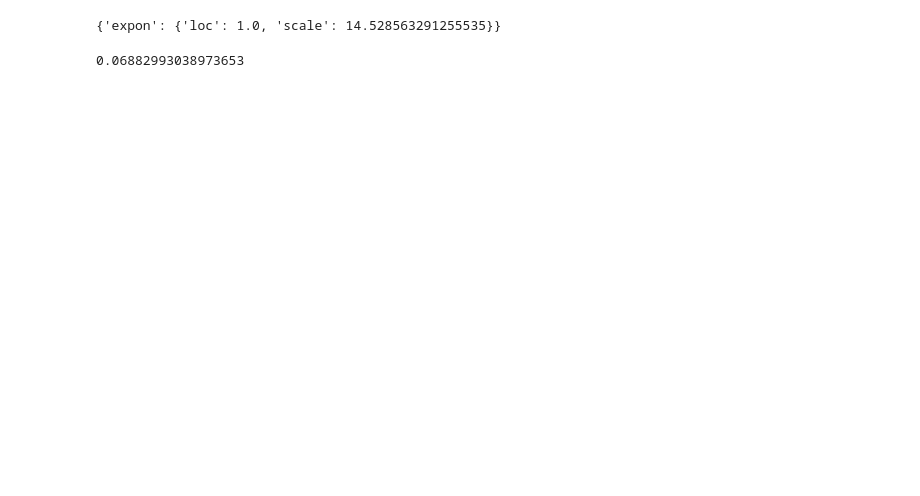
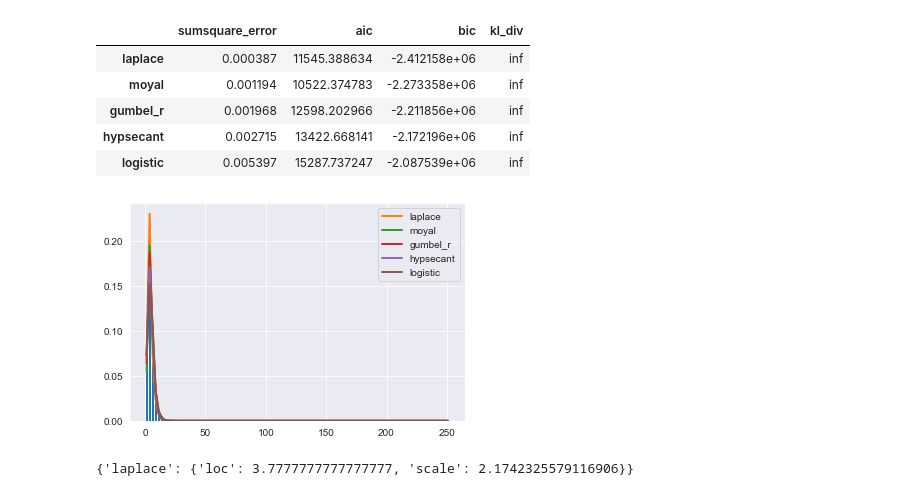
Before and after one commit to mircohoehne/grocery_store_checkout_simulation, a Jupyter notebook: Data_Analysis.ipynb, the cells around one changed output. Drawn from its saved outputs; the diff is of its cells as text; code cells hidden in the pictures; blank space fills up the shorter version.

Commit message:
finished additional analysis of the processing time

```diff
--- a/Data_Analysis.ipynb
+++ b/Data_Analysis.ipynb
@@ -92,0 +61,9 @@ WARNING:fitter.fitter:burr was not fitted. no parameters available
+# %%
+# Split data into sc and cc data
+cc_data = data[data['WorkstationGroupID'] == 1]
+sc_data = data[data['WorkstationGroupID'] == 8]
+# calculate transaction time per item and turn into numpy array
+cc_time_per_item = cc_data['TranTime'] / cc_data['ArtNum']
+cc_time_per_item = cc_time_per_item.values
+sc_time_per_item = sc_data['TranTime'] / sc_data['ArtNum']
+sc_time_per_item = sc_time_per_item.values
@@ -92,0 +75,6 @@ WARNING:fitter.fitter:burr was not fitted. no parameters available
+# %%
+# find best distribution to approximate cc_time_per_item
+g = Fitter(cc_time_per_item)
+g.fit()
+g.summary()
+# %% [output]
@@ -93,9 +98,11 @@ WARNING:fitter.fitter:burr was not fitted. no parameters available
+|  | sumsquare_error | aic | bic | kl_div |
+| laplace | 0.000387 | 11545.388634 | -2.412158e+06 | inf |
+| moyal | 0.001194 | 10522.374783 | -2.273358e+06 | inf |
+| gumbel_r | 0.001968 | 12598.202966 | -2.211856e+06 | inf |
+| hypsecant | 0.002715 | 13422.668141 | -2.172196e+06 | inf |
+| logistic | 0.005397 | 15287.737247 | -2.087539e+06 | inf |
+[figure, added]
 # %%
 g.get_best(method='sumsquare_error')
 # %% [output]
-{'expon': {'loc': 1.0, 'scale': 14.528563291255535}}
+{'laplace': {'loc': 3.7777777777777777, 'scale': 2.1742325579116906}}
-# %%
-rate = 1/14.528563291255535
-print(rate)
-# %% [output]
-0.06882993038973653
```
Also changed, not shown: parts of 10 cells of this notebook.
